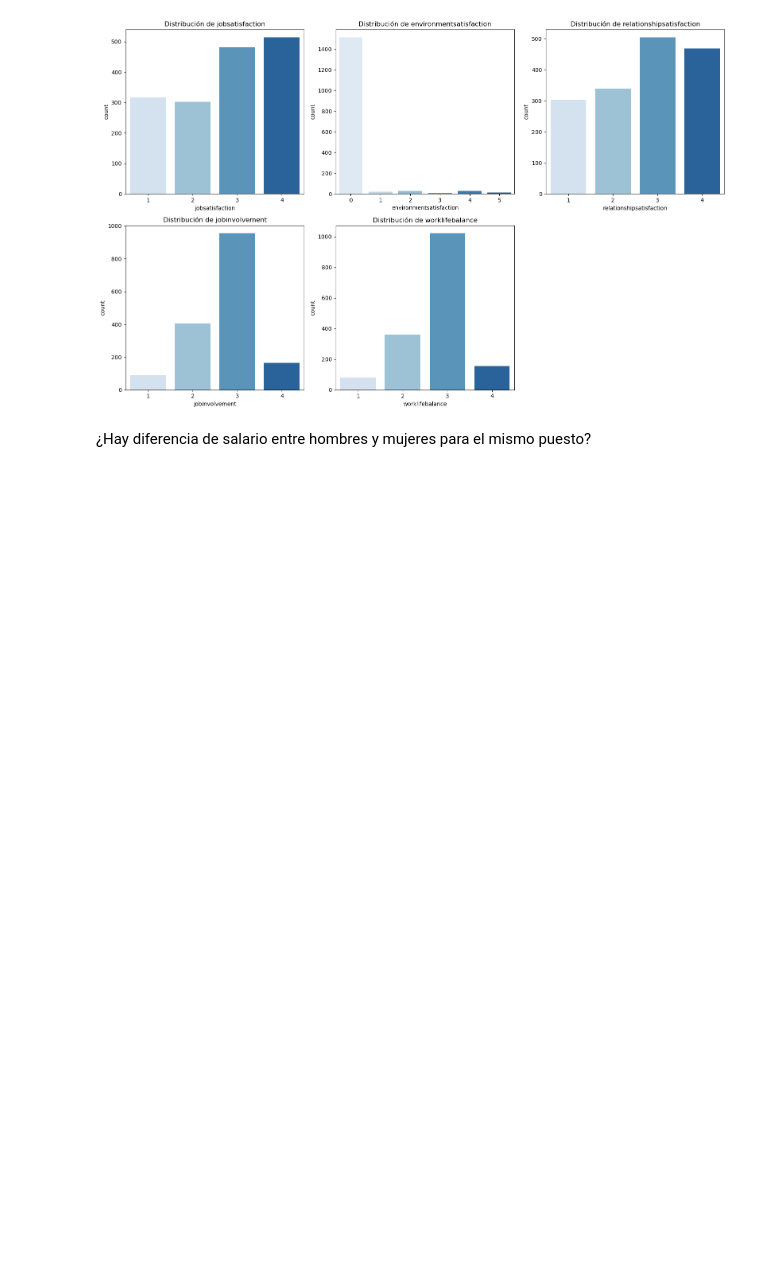
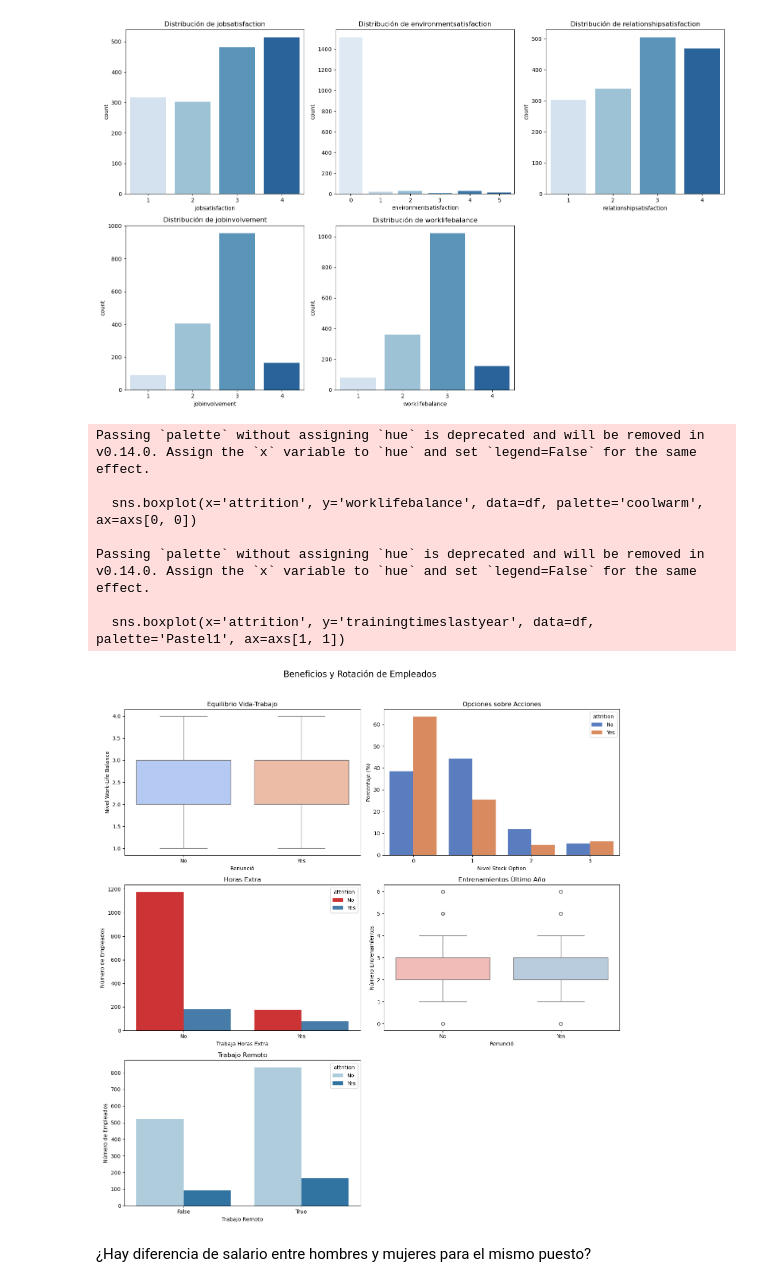
Before and after one commit to Adalab/project-da-promo-50-modulo-3-team-3, a Jupyter notebook: draft_new.ipynb, the cells around one changed output. Drawn from its saved outputs; the diff is of its cells as text; code cells hidden in the pictures; blank space fills up the shorter version.

Commit message:
Nuevas visualizaciones

```diff
--- a/draft_new.ipynb
+++ b/draft_new.ipynb
@@ -664,6 +664,57 @@ Passing `palette` without assigning `hue` is deprecated and will be removed in v
 
   sns.countplot(x=var, data=df, palette='Blues', order=sorted(df[var].dropna().unique()))
 [figure]
+# %%
+fig, axs = plt.subplots(3, 2, figsize=(14, 15))
+fig.suptitle('Beneficios y Rotación de Empleados', fontsize=16)
+
+# 1. WorkLifeBalance vs Attrition (boxplot)
+sns.boxplot(x='attrition', y='worklifebalance', data=df, palette='coolwarm', ax=axs[0, 0])
+axs[0, 0].set_title('Equilibrio Vida-Trabajo')
+axs[0, 0].set_xlabel('Renunció')
+axs[0, 0].set_ylabel('Nivel Work-Life Balance')
+
+# 2. StockOptionLevel vs Attrition (barras %)
+stock_attr = df.groupby(['attrition', 'stockoptionlevel']).size().reset_index(name='count')
+stock_attr['percent'] = stock_attr.groupby('attrition')['count'].transform(lambda x: 100 * x / x.sum())
+
+sns.barplot(x='stockoptionlevel', y='percent', hue='attrition', data=stock_attr, palette='muted', ax=axs[0, 1])
+axs[0, 1].set_title('Opciones sobre Acciones')
+axs[0, 1].set_xlabel('Nivel Stock Option')
+axs[0, 1].set_ylabel('Porcentaje (%)')
+
+# 3. OverTime vs Attrition (countplot)
+sns.countplot(x='overtime', hue='attrition', data=df, palette='Set1', ax=axs[1, 0])
+axs[1, 0].set_title('Horas Extra')
+axs[1, 0].set_xlabel('Trabaja Horas Extra')
+axs[1, 0].set_ylabel('Número de Empleados')
+
+# 4. TrainingTimesLastYear vs Attrition (boxplot)
+sns.boxplot(x='attrition', y='trainingtimeslastyear', data=df, palette='Pastel1', ax=axs[1, 1])
+axs[1, 1].set_title('Entrenamientos Último Año')
+axs[1, 1].set_xlabel('Renunció')
+axs[1, 1].set_ylabel('Número Entrenamientos')
+
+# 5. RemoteWork vs Attrition (countplot)
+sns.countplot(x='remotework', hue='attrition', data=df, palette='Paired', ax=axs[2, 0])
+axs[2, 0].set_title('Trabajo Remoto')
+axs[2, 0].set_xlabel('Trabajo Remoto')
+axs[2, 0].set_ylabel('Número de Empleados')
+
+# Quitamos el último subplot vacío (fila 3, columna 2)
+fig.delaxes(axs[2,1])
+
+plt.tight_layout(rect=[0, 0, 1, 0.96])  # Para dejar espacio para el título general
+plt.show()
+# %% [output]
+Passing `palette` without assigning `hue` is deprecated and will be removed in v0.14.0. Assign the `x` variable to `hue` and set `legend=False` for the same effect.
+
+  sns.boxplot(x='attrition', y='worklifebalance', data=df, palette='coolwarm', ax=axs[0, 0])
+
+Passing `palette` without assigning `hue` is deprecated and will be removed in v0.14.0. Assign the `x` variable to `hue` and set `legend=False` for the same effect.
+
+  sns.boxplot(x='attrition', y='trainingtimeslastyear', data=df, palette='Pastel1', ax=axs[1, 1])
+[figure, added]
 # %% [markdown]
 ¿Hay diferencia de salario entre hombres y mujeres para el mismo puesto?
 # %%
```
Also changed, not shown: parts of 1 cell of this notebook.
